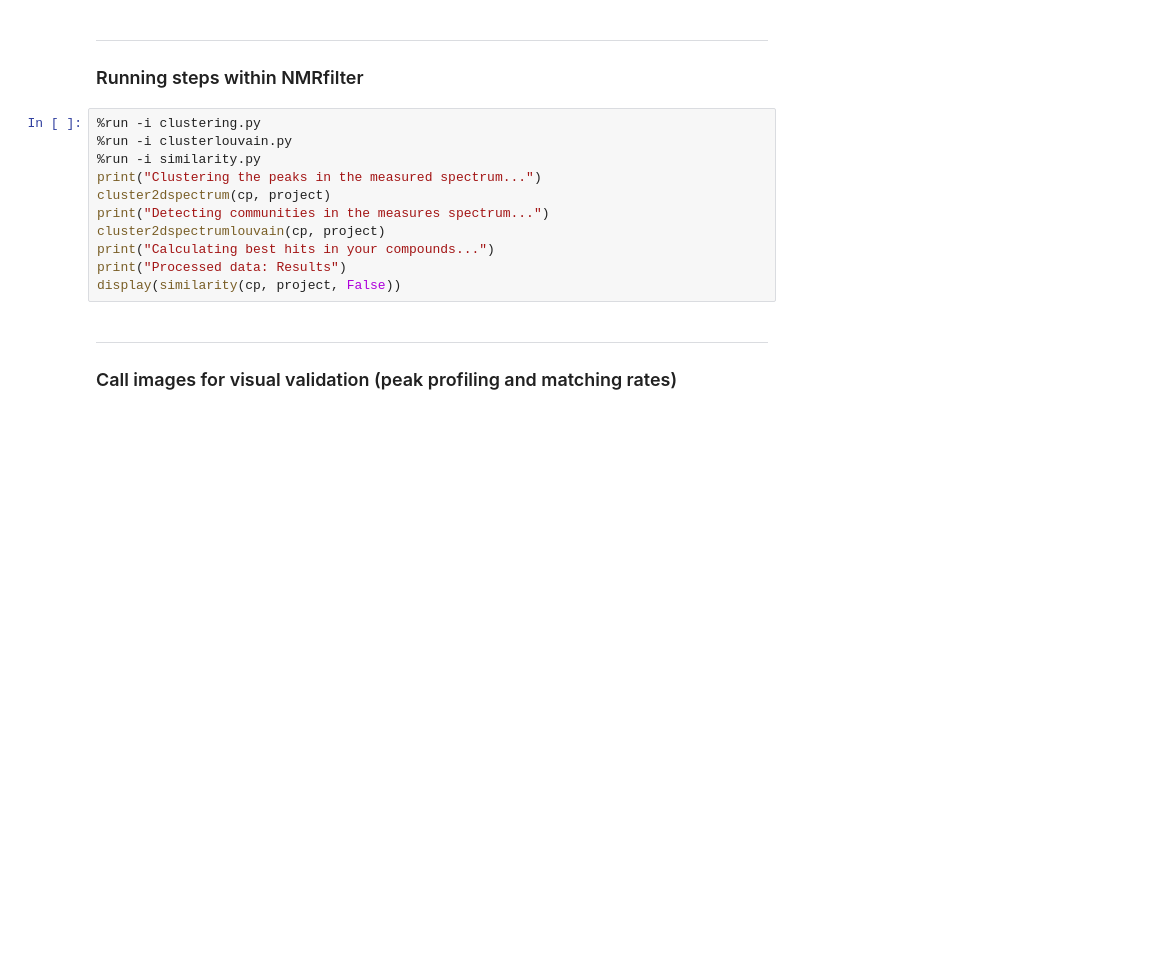
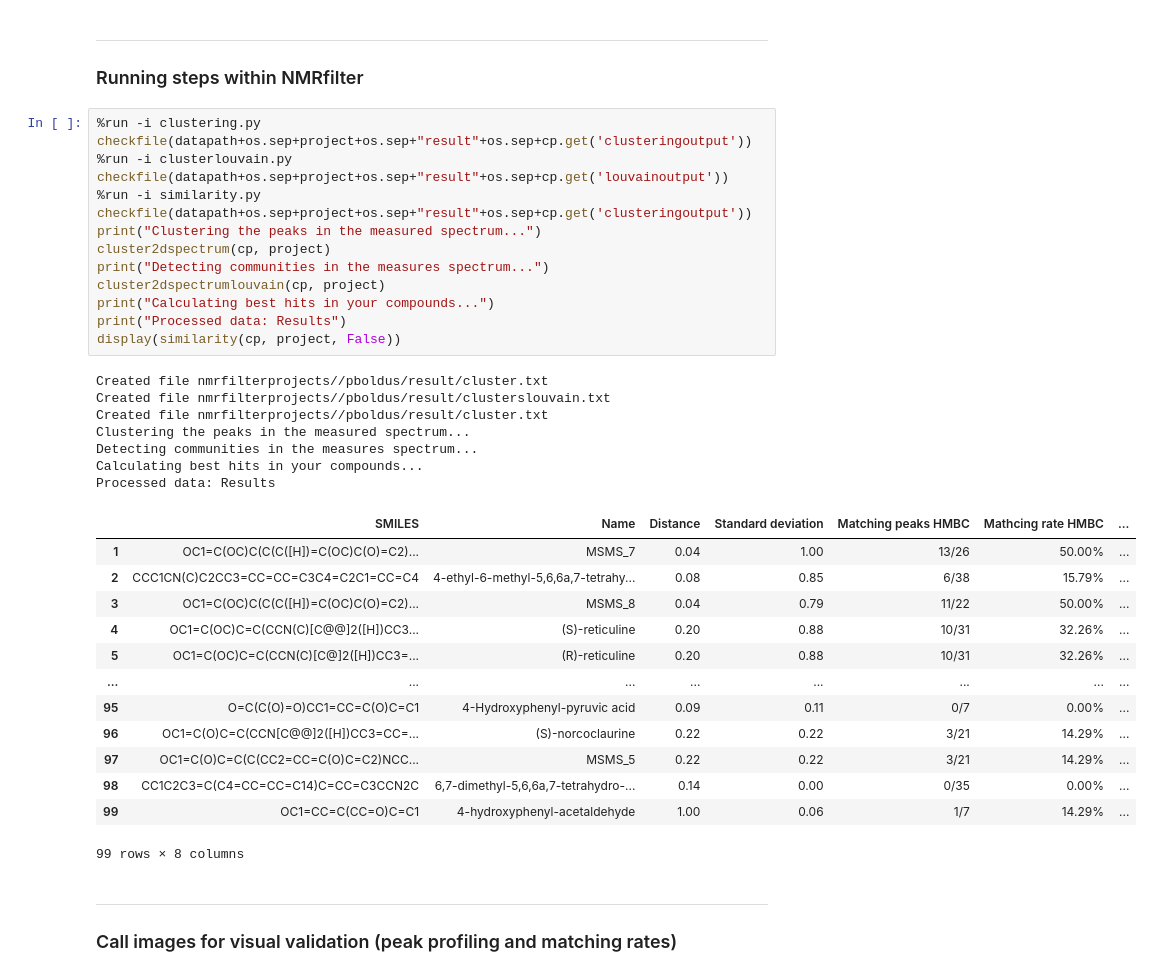
Before and after one commit to stefhk3/nmrfilter, a Jupyter notebook: nmrfilter.ipynb, the cells around one changed output. Drawn from its saved outputs; the diff is of its cells as text; blank space fills up the shorter version.

```diff
--- a/nmrfilter.ipynb
+++ b/nmrfilter.ipynb
@@ -140,15 +163,39 @@ ____
 ### Running steps within NMRfilter
 # %%
 %run -i clustering.py
+checkfile(datapath+os.sep+project+os.sep+"result"+os.sep+cp.get('clusteringoutput'))
 %run -i clusterlouvain.py
+checkfile(datapath+os.sep+project+os.sep+"result"+os.sep+cp.get('louvainoutput'))
 %run -i similarity.py
+checkfile(datapath+os.sep+project+os.sep+"result"+os.sep+cp.get('clusteringoutput'))
 print("Clustering the peaks in the measured spectrum...")
 cluster2dspectrum(cp, project)
 print("Detecting communities in the measures spectrum...")
 cluster2dspectrumlouvain(cp, project)
 print("Calculating best hits in your compounds...")
 print("Processed data: Results")
 display(similarity(cp, project, False))
+# %% [output]
+Created file nmrfilterprojects//pboldus/result/cluster.txt
+Created file nmrfilterprojects//pboldus/result/clusterslouvain.txt
+Created file nmrfilterprojects//pboldus/result/cluster.txt
+Clustering the peaks in the measured spectrum...
+Detecting communities in the measures spectrum...
+Calculating best hits in your compounds...
+Processed data: Results
+|  | SMILES | Name | Distance | Standard deviation | Matching peaks HMBC | Mathcing rate HMBC | ... |
+| 1 | OC1=C(OC)C(C(C([H])=C(OC)C(O)=C2)... | MSMS_7 | 0.04 | 1.00 | 13/26 | 50.00% | ... |
+| 2 | CCC1CN(C)C2CC3=CC=CC=C3C4=C2C1=CC=C4 | 4-ethyl-6-methyl-5,6,6a,7-tetrahy... | 0.08 | 0.85 | 6/38 | 15.79% | ... |
+| 3 | OC1=C(OC)C(C(C([H])=C(OC)C(O)=C2)... | MSMS_8 | 0.04 | 0.79 | 11/22 | 50.00% | ... |
+| 4 | OC1=C(OC)C=C(CCN(C)[C@@]2([H])CC3... | (S)-reticuline | 0.20 | 0.88 | 10/31 | 32.26% | ... |
+| 5 | OC1=C(OC)C=C(CCN(C)[C@]2([H])CC3=... | (R)-reticuline | 0.20 | 0.88 | 10/31 | 32.26% | ... |
+| ... | ... | ... | ... | ... | ... | ... | ... |
+| 95 | O=C(C(O)=O)CC1=CC=C(O)C=C1 | 4-Hydroxyphenyl-pyruvic acid | 0.09 | 0.11 | 0/7 | 0.00% | ... |
+| 96 | OC1=C(O)C=C(CCN[C@@]2([H])CC3=CC=... | (S)-norcoclaurine | 0.22 | 0.22 | 3/21 | 14.29% | ... |
+| 97 | OC1=C(O)C=C(C(CC2=CC=C(O)C=C2)NCC... | MSMS_5 | 0.22 | 0.22 | 3/21 | 14.29% | ... |
+| 98 | CC1C2C3=C(C4=CC=CC=C14)C=CC=C3CCN2C | 6,7-dimethyl-5,6,6a,7-tetrahydro-... | 0.14 | 0.00 | 0/35 | 0.00% | ... |
+| 99 | OC1=CC=C(CC=O)C=C1 | 4-hydroxyphenyl-acetaldehyde | 1.00 | 0.06 | 1/7 | 14.29% | ... |
+99 rows × 8 columns
 # %% [markdown]
 ____
 ### Call images for visual validation (peak profiling and matching rates)
```
Also changed, not shown: parts of 6 cells of this notebook, 1 other file.
